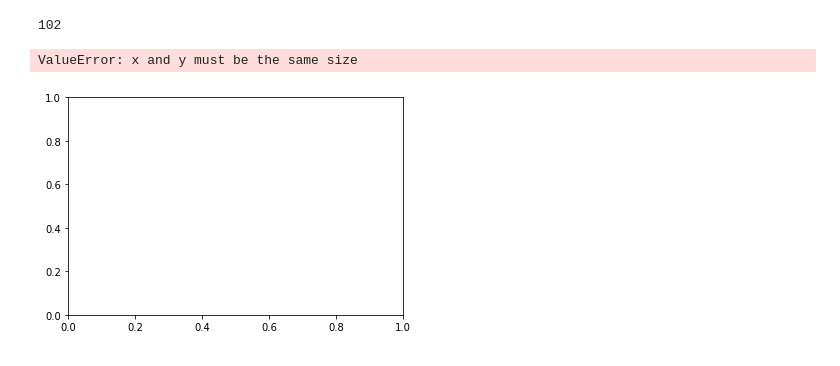
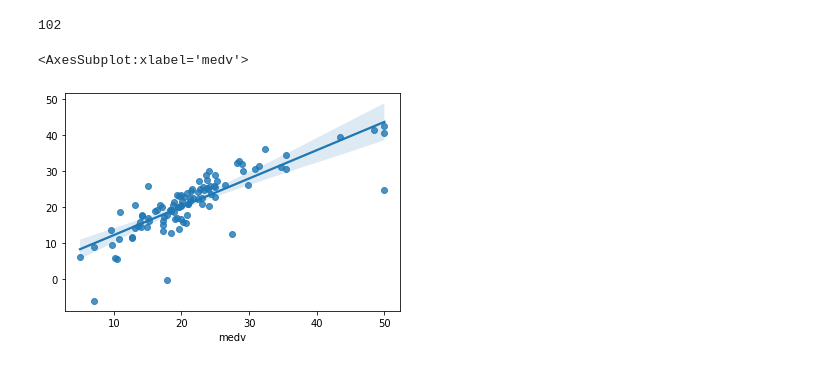
Before and after one commit to Csengupta1101/ML-Concepts, a Jupyter notebook: Model Evaluation techniques.ipynb, the cells around one changed output. Drawn from its saved outputs; the diff is of its cells as text; code cells hidden in the pictures.

```diff
--- a/Model Evaluation techniques.ipynb
+++ b/Model Evaluation techniques.ipynb
@@ -172,8 +172,10 @@ print(len(ytest))
 print(len(ypred))
 # %% [output]
 102
-# %%
-plt.scatter(xtest,ypred)
-# %% [output]
-ValueError: x and y must be the same size
-[figure, removed]
+# %%
+# lets visualiza our model prediction and actual values
+import seaborn as sns
+sns.regplot(x = ytest , y = ypred )
+# %% [output]
+<AxesSubplot:xlabel='medv'>
+[figure, added]
```
Also changed, not shown: parts of 8 cells of this notebook.
